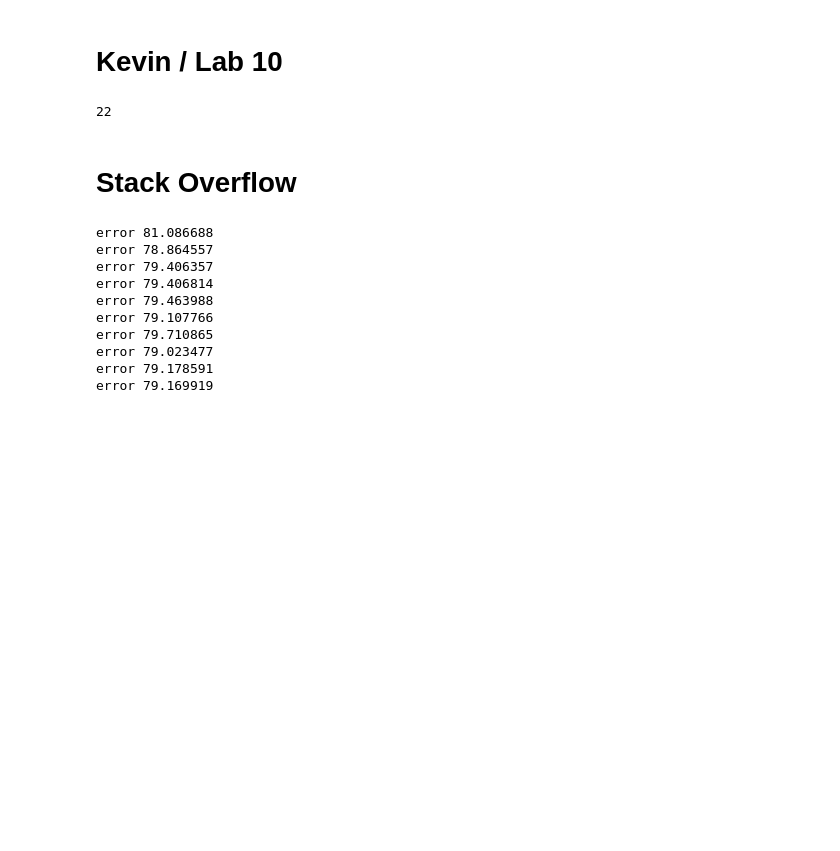
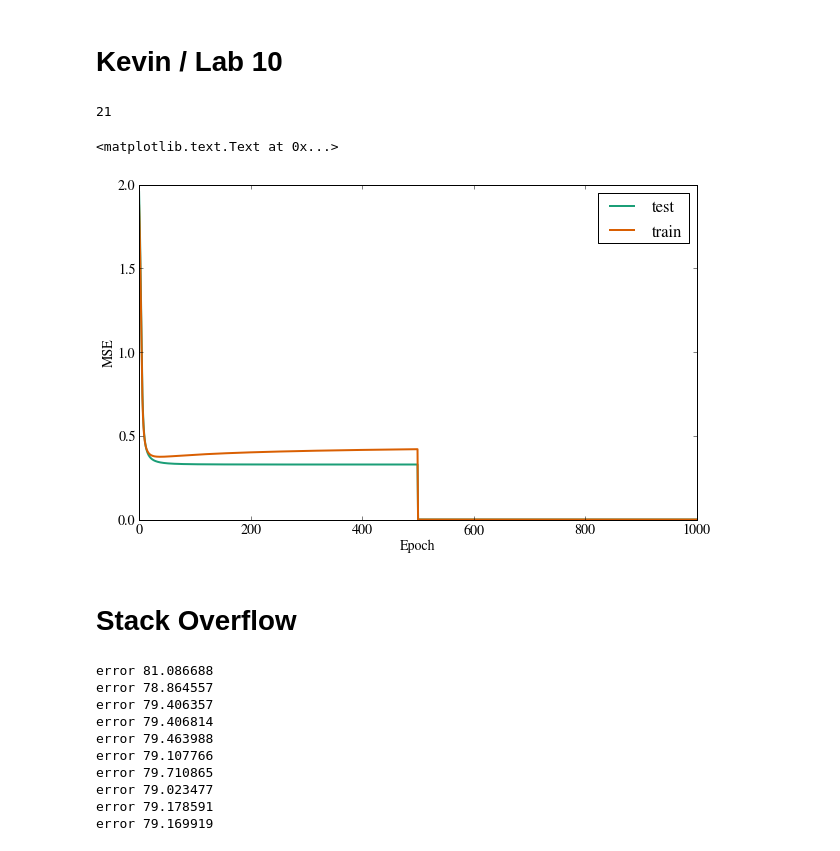
Before and after one commit to jrosen3/cs109annstock, a Jupyter notebook: more_variables.ipynb, the cells around one changed output. Cells and saved outputs as stored; diff of their text form; code cells hidden in the pictures; blank space fills up the shorter version.

```diff
--- a/more_variables.ipynb
+++ b/more_variables.ipynb
@@ -692,7 +693,7 @@ training_columns = len(training[0])
 testing_rows = len(testing)
 testing_columns = len(testing[0])
 # %%
-print len(testing[0])
+print len(testing[0])-1
 # %% [output]
-22
+21
 # %%
@@ -714,6 +723,16 @@ for epoch in range(1000):
 nn_results=[]
 for j in range(testing_rows):
     nn_results.append(network.forward_pass(testing[j]))
+# %%
+fig, ax = plt.subplots()
+ax.plot(numpy.arange(1000), test, lw=2, label = 'test')
+ax.plot(numpy.arange(1000), train, lw=2, label = 'train')
+ax.legend(loc=0)
+ax.set_xlabel('Epoch')
+ax.set_ylabel('MSE')
+# %% [output]
+<matplotlib.text.Text at 0x...>
+[figure, added]
 # %% [markdown]
 # Stack Overflow #
 # %%
```
Also changed, not shown: parts of 8 cells of this notebook, 1 other file.
